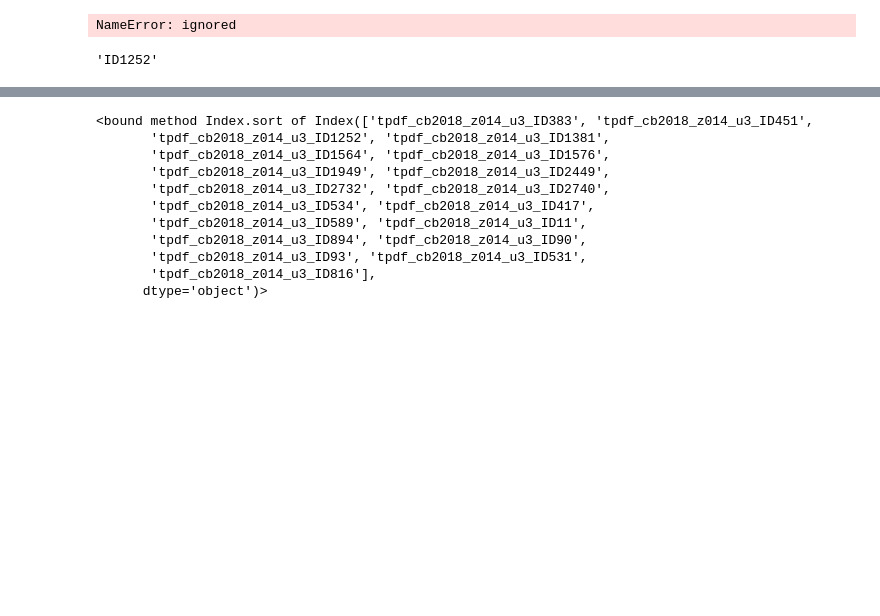
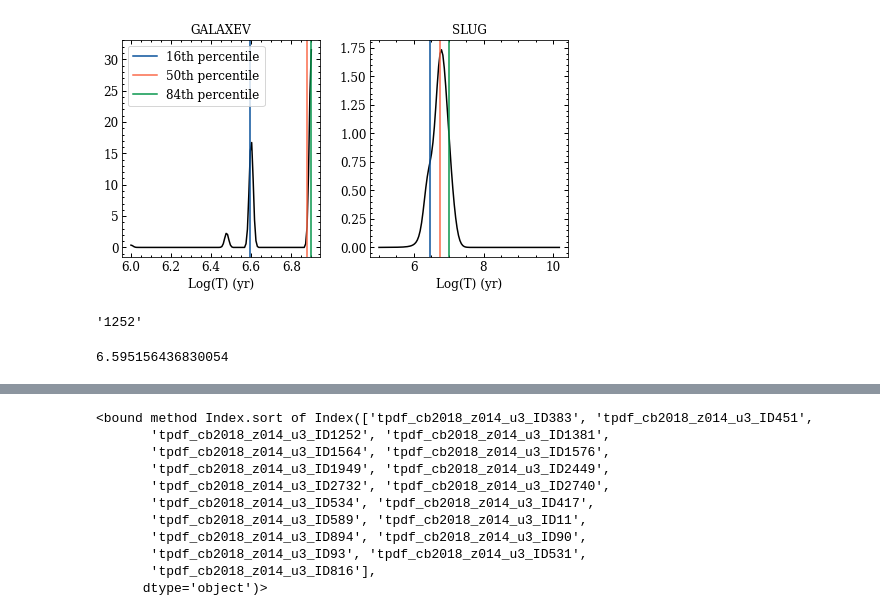
Before and after one commit to aida-wofford/Rogelio, a Jupyter notebook: age_PDFS.ipynb, the cells around one changed output, grey strips where cells are left out. Cells and saved outputs as stored; diff of their text form; code cells hidden in the pictures; blank space fills up the shorter version.

```diff
--- a/age_PDFS.ipynb
+++ b/age_PDFS.ipynb
@@ -84,8 +84,22 @@ linestyle_ = "-"
 
 #Figure size and subplots
 i = 0
-for CB2018, K2015 in zip(age_CB2018, age_Krumholz2018):
-  fig, axes = plt.subplots(1,2,figsize=(12,10))
+for CB2018, K2015 in zip(age_CB2018, age_Krumholz2015):
+#get cluster ID
+  if len(CB2018) == 25:
+    cid = CB2018[22:25]
+  else:
+    cid = CB2018[22:26]
+#Get percentiles column name
+  percentile_16th_CB2018 = "t_16th_cb2018_z014_u3_{}".format(cid)
+  percentile_50th_CB2018 = "t_50th_cb2018_z014_u3_{}".format(cid)
+  precentile_84th_CB2018 = "t_84th_cb2018_z014_u3_{}".format(cid)
+
+
+  percentile_16th_KRUM2015 = "t_16th_modp020_chabrier_MW_phi0.50_{}".format(cid)
+  percentile_50th_KRUM2015 = "t_50th_modp020_chabrier_MW_phi0.50_{}".format(cid)
+  precentile_84th_KRUM2015 = "t_84th_modp020_chabrier_MW_phi0.50_{}".format(cid)
+  fig, axes = plt.subplots(1,2,figsize=(8,4))
 
   plt.subplots_adjust(hspace=0.5)
   plt.subplots_adjust(wspace=0.25)
@@ -106,7 +120,7 @@ for CB2018, K2015 in zip(age_CB2018, age_Krumholz2018):
   #        axes[icluster][icode].annotate('Cluster 2732-W',
   #                                        xy = (0.4,0.47), xytext = (0.4,0.47),
   #                                        xycoords='figure fraction', size = 12)
-      axes[icluster].set_xlabel('Log(T) (yr)')
+      axes[icode].set_xlabel('Log(T) (yr)')
 
   axes[0].set_title(code[0],fontsize=12)
   axes[1].set_title(code[1],fontsize=12)
@@ -116,36 +130,56 @@ for CB2018, K2015 in zip(age_CB2018, age_Krumholz2018):
 
 
 
   axes[0].plot(PDF.loc[:, PDF_columns[2]], PDF.loc[:, CB2018], color = black, marker = mark,
           markevery= 10, linestyle = linestyle_, lw=lw_)
 
   axes[1].plot(PDF.loc[:, PDF_columns[6]], PDF.loc[:, K2015], color = black, marker = mark,
           markevery= 10, linestyle = linestyle_, lw=lw_)
+
+
+  axes[0].axvline(percentiles.loc[0, percentile_16th_CB2018],
+                   color =mycolor[0], linestyle = '-', linewidth = lw_,label='16th percentile')
+  axes[0].axvline(percentiles.loc[0, percentile_50th_CB2018], color =mycolor[1],
+                   linestyle =  '-', linewidth = lw_,label='50th percentile')
+  axes[0].axvline(percentiles.loc[0, precentile_84th_CB2018], color =mycolor[2],
+                   linestyle =  '-', linewidth = lw_,label='84th percentile')
+  axes[0].legend()
+
+  axes[1].axvline(percentiles.loc[0, percentile_16th_KRUM2015],
+                   color =mycolor[0], linestyle = '-', linewidth = lw_,label='16th percentile')
+  axes[1].axvline(percentiles.loc[0, percentile_50th_KRUM2015], color =mycolor[1],
+                   linestyle =  '-', linewidth = lw_,label='50th percentile')
+  axes[1].axvline(percentiles.loc[0, precentile_84th_KRUM2015], color =mycolor[2],
+                   linestyle =  '-', linewidth = lw_,label='84th percentile')
+
 
   if len(CB2018) == 25:
 
     plt.savefig("age_pdf_{}.png".format(CB2018[20:25]), bbox_inches = 'tight',dpi=100)
   else:
     plt.savefig("age_pdf_{}.png".format(CB2018[20:26]), bbox_inches = 'tight',dpi=100)
   if i == 0:
     plt.show()
   plt.close()
   i += 1
 #axes[0][0].axvline(percentiles.loc[0, percentiles_columns[6]],
 #                   color =mycolor[0], linestyle = '-', linewidth = lw_,label='16th percentile')
 #axes[0][0].axvline(percentiles.loc[0, percentiles_columns[7]], color =mycolor[1],
 #                   linestyle =  '-', linewidth = lw_,label='50th percentile')
 #axes[0][0].axvline(percentiles.loc[0, percentiles_columns[8]], color =mycolor[2],
 #                   linestyle =  '-', linewidth = lw_,label='84th percentile')
 #axes[0][0].legend()
 
 
 #plt.savefig("fig11_age_pdf.png", bbox_inches = 'tight',dpi=100)
 #plt.show()
 # %% [output]
-NameError: ignored
+[figure, added]
 # %%
-age_CB2018[0][20:25]
-age_CB2018[2][20:26]
+age_CB2018[2][22:26]
 # %% [output]
-'ID1252'
+'1252'
+# %%
+percentiles.loc[0, 't_16th_cb2018_z014_u3_383']
+# %% [output]
+6.595156436830054
```
Also changed, not shown: parts of 1 cell of this notebook.
